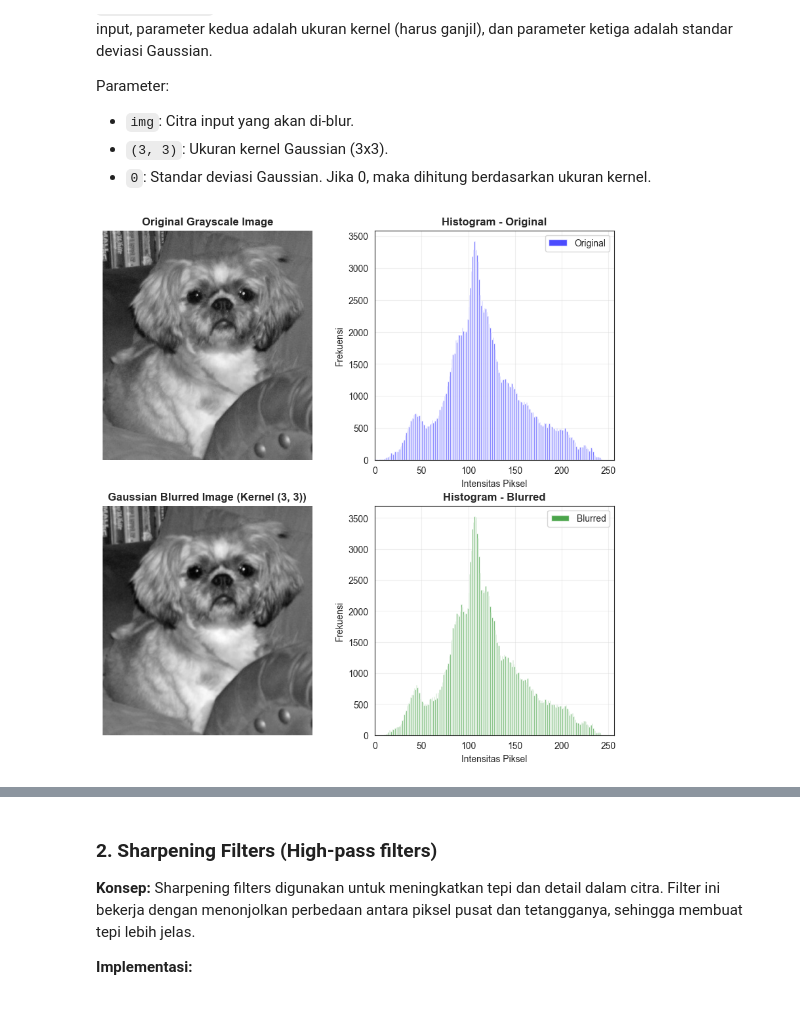
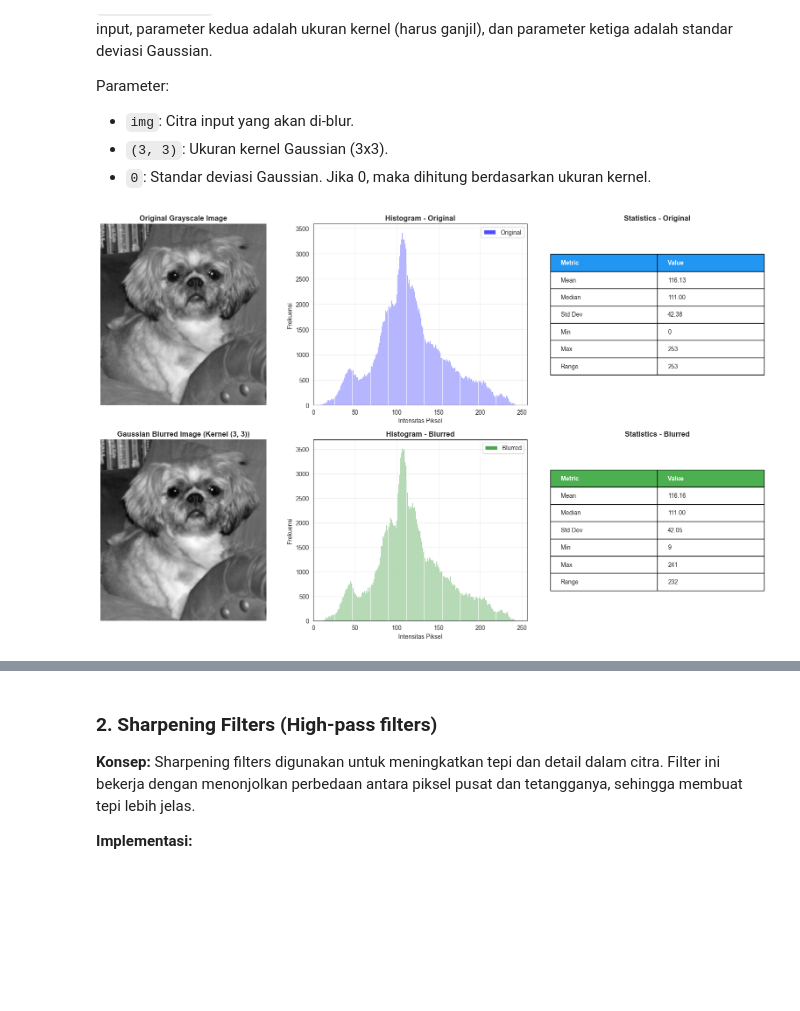
Before and after one commit to 9a74n/Analysis-Histogram-Manipulasi-Data, a Jupyter notebook: 04_filters.ipynb, the cells around one changed output, grey strips where cells are left out. Cells and saved outputs as stored; diff of their text form; code cells hidden in the pictures; blank space fills up the shorter version.

Commit message:
menambahkan histogram dan menganalisis Custom Convolution Filters

```diff
--- a/04_filters.ipynb
+++ b/04_filters.ipynb
@@ -309,34 +309,89 @@ def compare_with_histogram(original, blurred, kernel_size=(3,3)):
     ax2.set_xlabel('Intensitas Piksel')
     ax2.set_ylabel('Frekuensi')
     ax2.set_xlim([0, 256])
     ax2.grid(True, alpha=0.3)
     ax2.legend()
 
+    # Statistics Original
+    ax3 = plt.subplot(2, 3, 3)
+    ax3.axis('off')
+
+    stats_original = [
+        ['Metric', 'Value'],
+        ['Mean', f'{np.mean(original):.2f}'],
+        ['Median', f'{np.median(original):.2f}'],
+        ['Std Dev', f'{np.std(original):.2f}'],
+        ['Min', f'{np.min(original)}'],
+        ['Max', f'{np.max(original)}'],
+        ['Range', f'{np.max(original) - np.min(original)}']
+    ]
+
+    table = ax3.table(cellText=stats_original, loc='center',
+                     cellLoc='left', colWidths=[0.5, 0.5])
+    table.auto_set_font_size(False)
+    table.set_fontsize(10)
+    table.scale(1, 2)
+
+    for i in range(2):
+        table[(0, i)].set_facecolor('#2196F3')
+        table[(0, i)].set_text_props(weight='bold', color='white')
+
+    ax3.set_title('Statistics - Original', fontweight='bold', fontsize=12)
+
     # Blurred Image
     ax4 = plt.subplot(2, 3, 4)
     ax4.imshow(blurred, cmap='gray')
     ax4.set_title(f'Gaussian Blurred Image (Kernel {kernel_size})',
                  fontweight='bold', fontsize=12)
     ax4.axis('off')
 
     # Blurred Histogram
     ax5 = plt.subplot(2, 3, 5)
     ax5.hist(blurred.ravel(), bins=256, range=[0, 256],
              color='green', alpha=0.7, label='Blurred')
     ax5.set_title('Histogram - Blurred', fontweight='bold', fontsize=12)
     ax5.set_xlabel('Intensitas Piksel')
     ax5.set_ylabel('Frekuensi')
     ax5.set_xlim([0, 256])
     ax5.grid(True, alpha=0.3)
     ax5.legend()
 
+    # Statistics Blurred
+    ax6 = plt.subplot(2, 3, 6)
+    ax6.axis('off')
+
+    stats_blurred = [
+        ['Metric', 'Value'],
+        ['Mean', f'{np.mean(blurred):.2f}'],
+        ['Median', f'{np.median(blurred):.2f}'],
+        ['Std Dev', f'{np.std(blurred):.2f}'],
+        ['Min', f'{np.min(blurred)}'],
+        ['Max', f'{np.max(blurred)}'],
+        ['Range', f'{np.max(blurred) - np.min(blurred)}']
+    ]
+
+    table = ax6.table(cellText=stats_blurred, loc='center',
+                     cellLoc='left', colWidths=[0.5, 0.5])
+    table.auto_set_font_size(False)
+    table.set_fontsize(10)
+    table.scale(1, 2)
+
+    for i in range(2):
+        table[(0, i)].set_facecolor('#4CAF50')
+        table[(0, i)].set_text_props(weight='bold', color='white')
+
+    ax6.set_title('Statistics - Blurred', fontweight='bold', fontsize=12)
+
+    plt.tight_layout()
+    plt.show()
+
 # Gaussian Blur
 blurred_image = cv2.GaussianBlur(img_gray, (3, 3), 0)
 
 # Tampilkan dengan histogram
 compare_with_histogram(img_gray, blurred_image, kernel_size=(3,3))
 # %% [output]
-[figure, old version]
+[figure, new version]
 # %% [markdown]
 # Analisis Histogram pada Gaussian Blur
 
```
Also changed, not shown: parts of 5 cells of this notebook.
